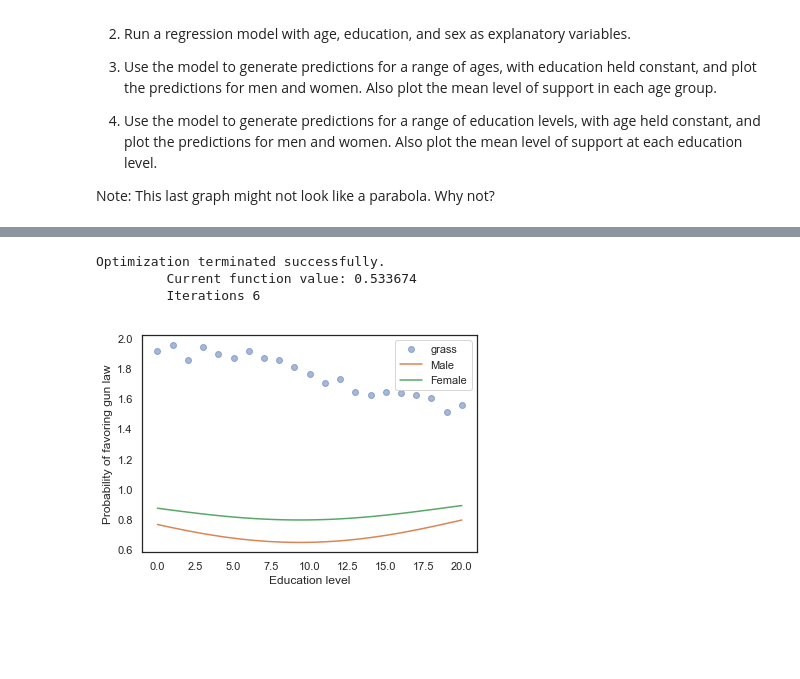
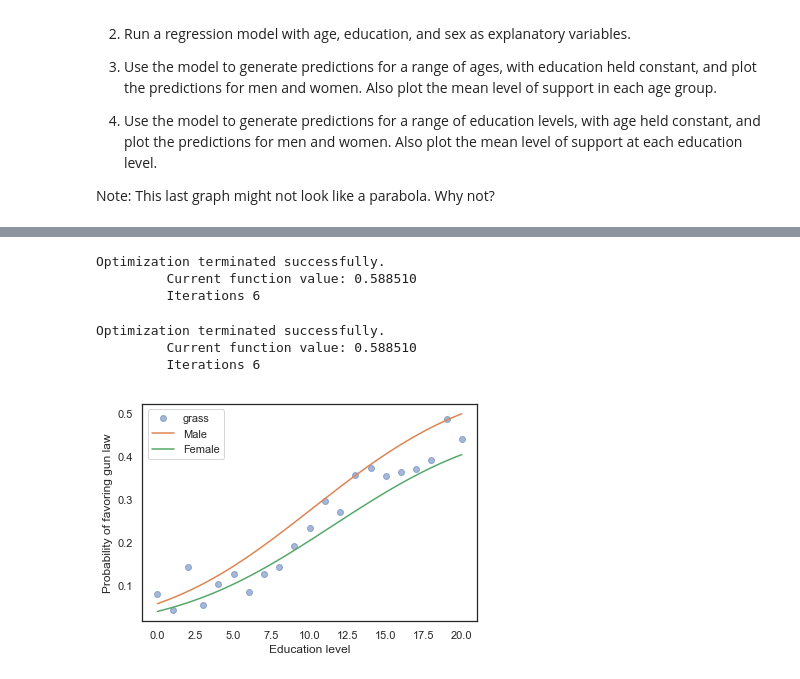
Before and after one commit to gsidsid/ThinkStats2, a Jupyter notebook: homeworks/homework04.ipynb, the cells around one changed output, grey strips where cells are left out. Saved outputs shown, nothing was run; the diff lists cells and outputs as text; code cells hidden in the pictures; blank space fills up the shorter version.

```diff
--- a/homeworks/homework04.ipynb
+++ b/homeworks/homework04.ipynb
@@ -654,5 +654,4 @@ Note: This last graph might not look like a parabola.  Why not?
 # %%
 # Solution goes here
 gss['grass'].replace([0, 8, 9], np.nan, inplace=True)
-gss[gss['grass'] == 2]['grass'] = 0
-gss[gss['grass'] == 1]['grass'] = 1
+gss['grass'].replace(2, 0, inplace=True)
@@ -680,31 +660,36 @@ gss[gss['grass'] == 1]['grass'] = 1
 results = smf.logit('grass ~ age + age2 + educ + educ2 + C(sex)', data=gss).fit()
 # %% [output]
 Optimization terminated successfully.
-         Current function value: 0.533674
+         Current function value: 0.588510
          Iterations 6
 # %%
 # Solution goes here
+results = smf.logit('grass ~ age + age2 + educ + educ2 + C(sex)', data=gss).fit()
+
 grouped = gss.groupby('educ')
 favor_by_educ = grouped['grass'].mean()
 plt.plot(favor_by_educ, 'o', alpha=0.5)
 
 df = pd.DataFrame()
 df['educ'] = np.linspace(0, 20)
 df['age'] = 40
 
 df['age2'] = df['age']**2
 df['educ2'] = df['educ']**2
 
 df['sex'] = 1
 pred = results.predict(df)
 plt.plot(df['educ'], pred, label='Male')
 
 df['sex'] = 2
 pred = results.predict(df)
 plt.plot(df['educ'], pred, label='Female')
 
 plt.xlabel('Education level')
 plt.ylabel('Probability of favoring gun law')
 plt.legend();
 # %% [output]
+Optimization terminated successfully.
+         Current function value: 0.588510
+         Iterations 6
-[figure, old version]
+[figure, new version]
```
Also changed, not shown: parts of 11 cells of this notebook.
